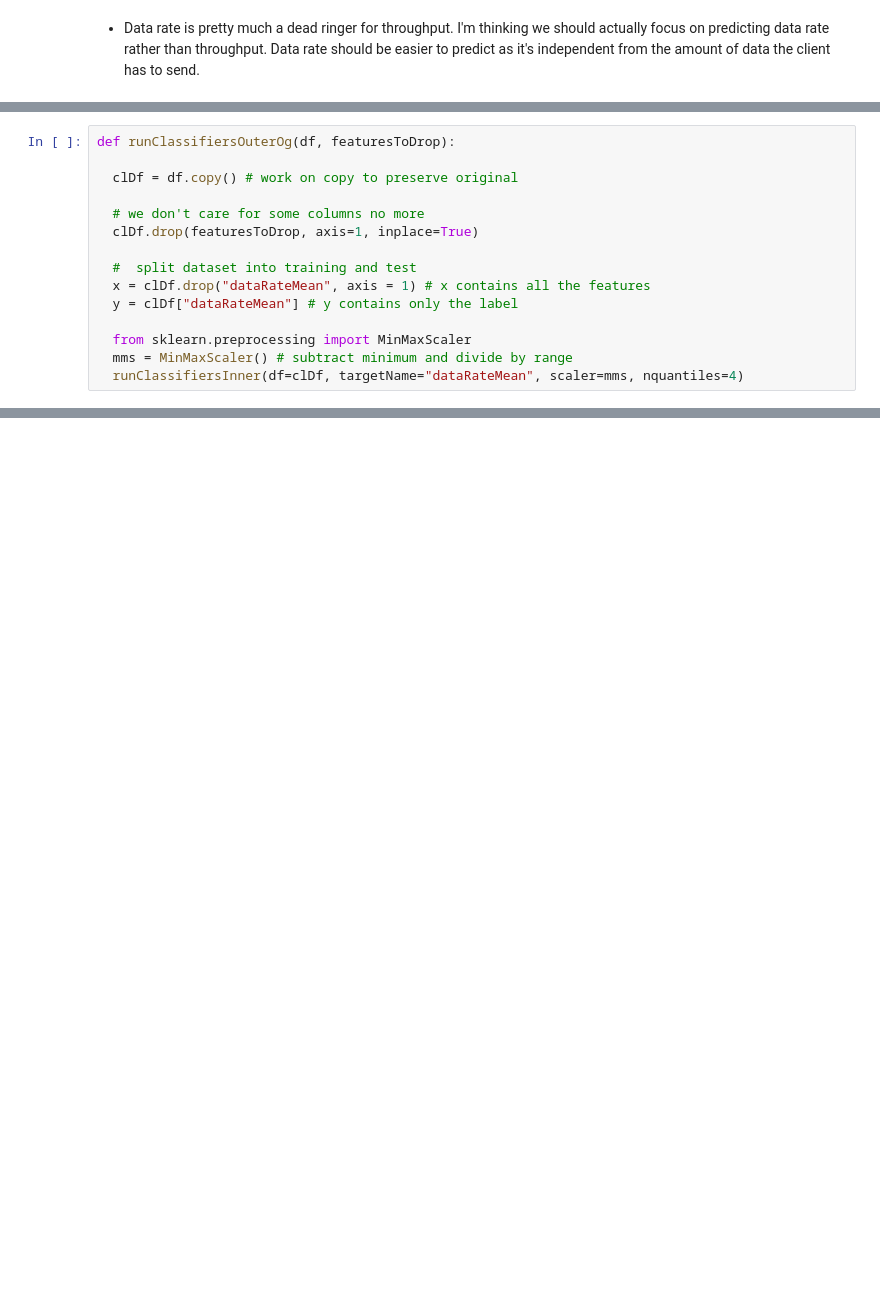
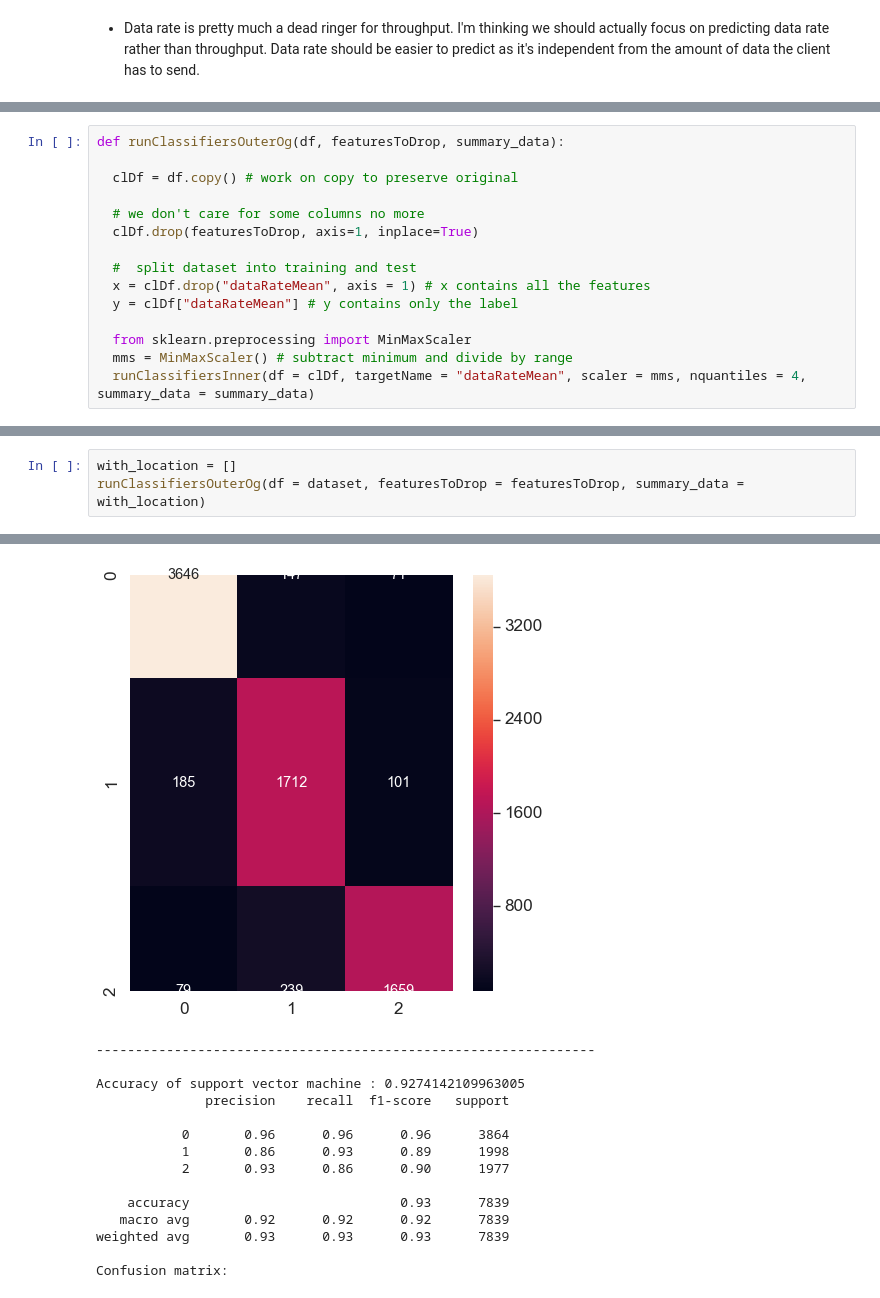
Before and after one commit to adamiaonr/wifi-vehicles, a Jupyter notebook: ap-selection/datarate-estimation/data-rate-prediction.ipynb, the cells around one changed output, grey strips where cells are left out. Saved outputs shown, nothing was run; the diff lists cells and outputs as text; blank space fills up the shorter version.

```diff
--- a/ap-selection/datarate-estimation/data-rate-prediction.ipynb
+++ b/ap-selection/datarate-estimation/data-rate-prediction.ipynb
@@ -306,15 +194,0 @@ def runClassifiersInner(df, targetName, scaler = None, nquantiles = 4):
-# %%
-def runClassifiersOuterOg(df, featuresToDrop):
-
-  clDf = df.copy() # work on copy to preserve original
-
-  # we don't care for some columns no more
-  clDf.drop(featuresToDrop, axis=1, inplace=True)
-
-  #  split dataset into training and test
-  x = clDf.drop("dataRateMean", axis = 1) # x contains all the features
-  y = clDf["dataRateMean"] # y contains only the label
-
-  from sklearn.preprocessing import MinMaxScaler
-  mms = MinMaxScaler() # subtract minimum and divide by range
-  runClassifiersInner(df=clDf, targetName="dataRateMean", scaler=mms, nquantiles=4)
@@ -1167,0 +331,15 @@ Confusion matrix:
+# %%
+def runClassifiersOuterOg(df, featuresToDrop, summary_data):
+
+  clDf = df.copy() # work on copy to preserve original
+
+  # we don't care for some columns no more
+  clDf.drop(featuresToDrop, axis=1, inplace=True)
+
+  #  split dataset into training and test
+  x = clDf.drop("dataRateMean", axis = 1) # x contains all the features
+  y = clDf["dataRateMean"] # y contains only the label
+
+  from sklearn.preprocessing import MinMaxScaler
+  mms = MinMaxScaler() # subtract minimum and divide by range
+  runClassifiersInner(df = clDf, targetName = "dataRateMean", scaler = mms, nquantiles = 4, summary_data = summary_data)
@@ -1167,0 +357,4 @@ Confusion matrix:
+# %%
+with_location = []
+runClassifiersOuterOg(df = dataset, featuresToDrop = featuresToDrop, summary_data = with_location)
+# %% [output]
@@ -1167,0 +379,15 @@ Confusion matrix:
+[figure, added]
+----------------------------------------------------------------
+
+Accuracy of support vector machine : 0.9274142109963005
+              precision    recall  f1-score   support
+
+           0       0.96      0.96      0.96      3864
+           1       0.86      0.93      0.89      1998
+           2       0.93      0.86      0.90      1977
+
+    accuracy                           0.93      7839
+   macro avg       0.92      0.92      0.92      7839
+weighted avg       0.93      0.93      0.93      7839
+
+Confusion matrix:
```
Also changed, not shown: parts of 73 cells of this notebook, 2 other files.
